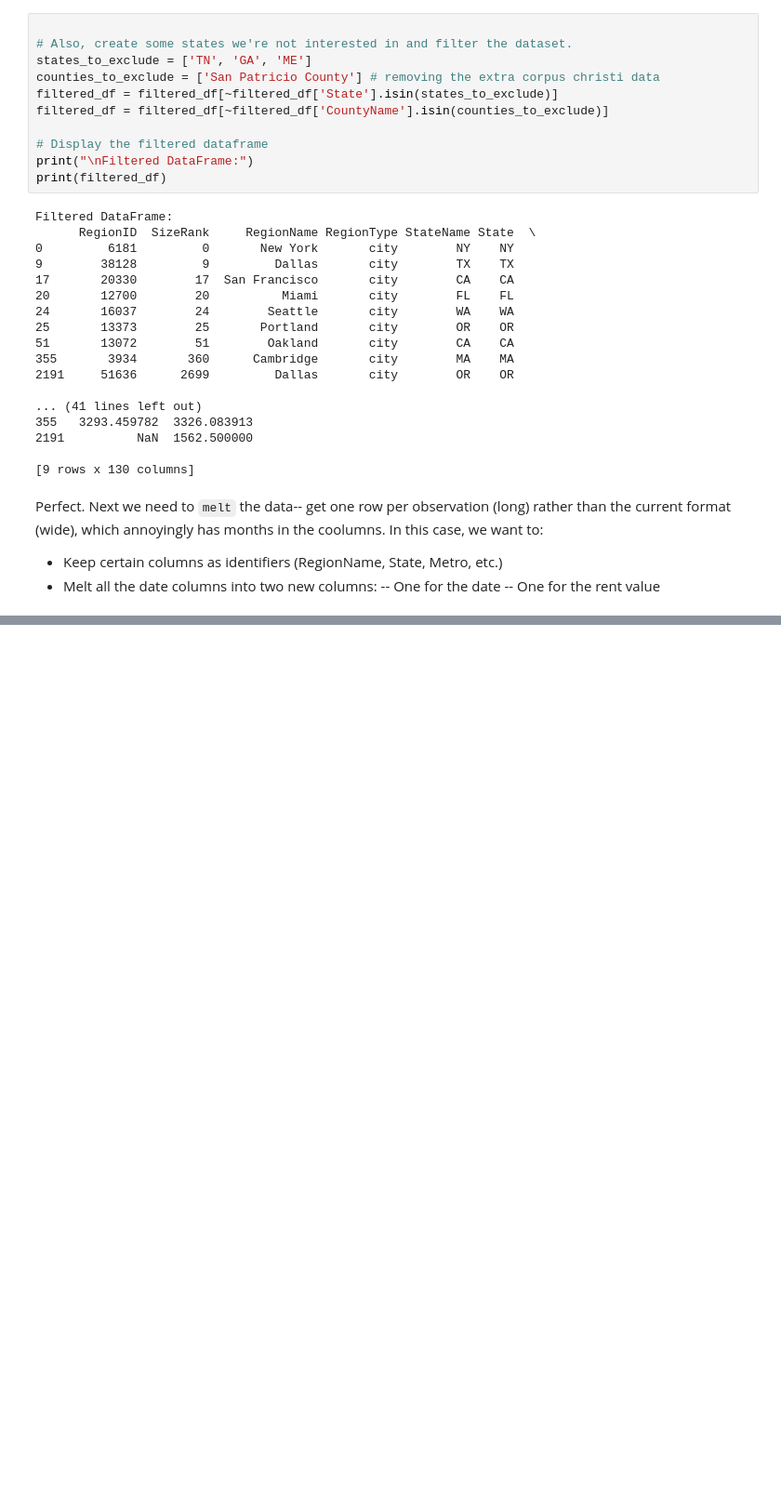
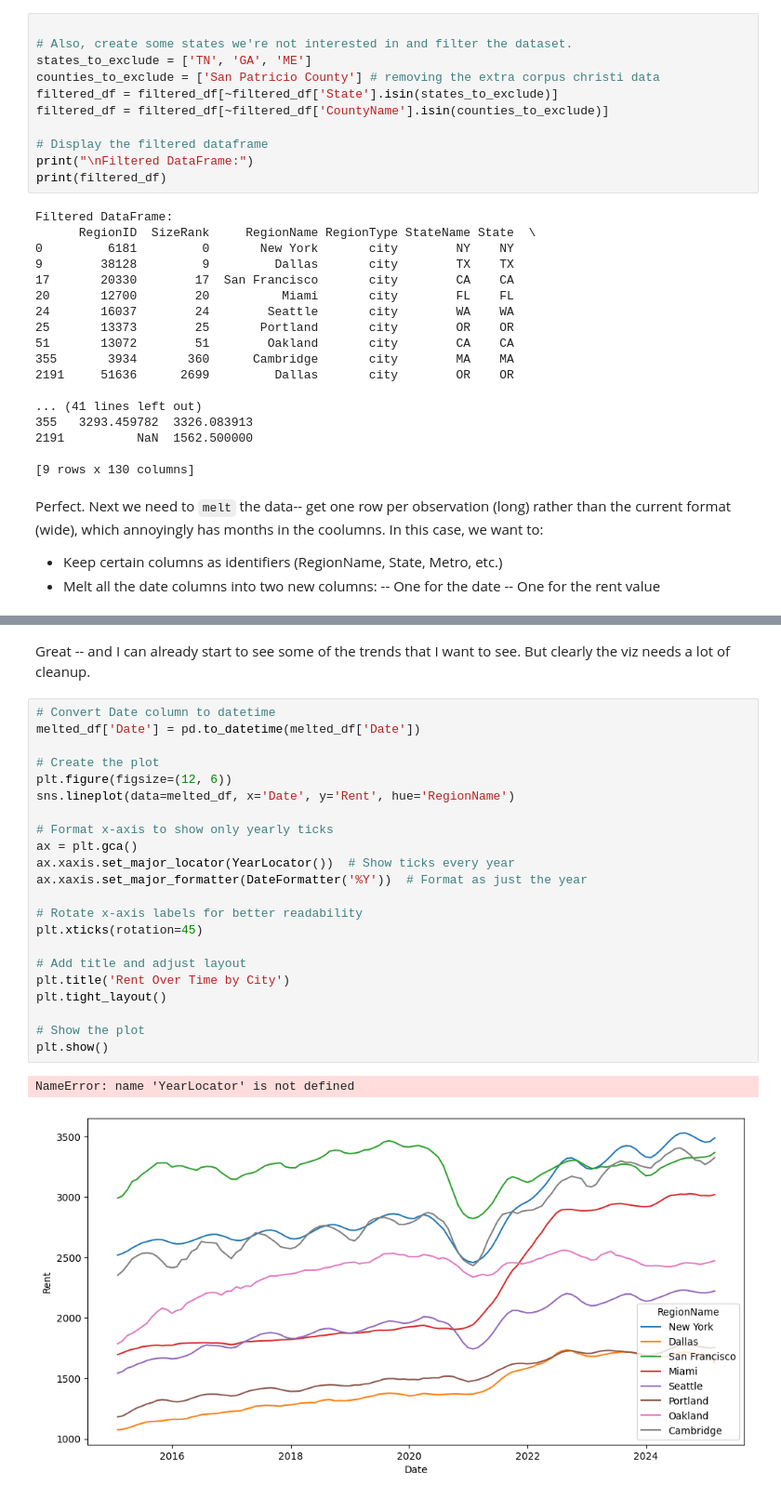
Before and after one commit to bourqui/rent-affordability-over-time, a Jupyter notebook: affordability notebook.ipynb, the cells around one changed output, grey strips where cells are left out. Shown: that part at 93% size. Drawn from its saved outputs; the diff is of its cells as text; blank space fills up the shorter version.

```diff
--- a/affordability notebook.ipynb
+++ b/affordability notebook.ipynb
@@ -171,0 +212,27 @@ Looking good.
+# %% [markdown]
+Great -- and I can already start to see some of the trends that I want to see. But clearly the viz needs a lot of cleanup.
+# %%
+# Convert Date column to datetime
+melted_df['Date'] = pd.to_datetime(melted_df['Date'])
+
+# Create the plot
+plt.figure(figsize=(12, 6))
+sns.lineplot(data=melted_df, x='Date', y='Rent', hue='RegionName')
+
+# Format x-axis to show only yearly ticks
+ax = plt.gca()
+ax.xaxis.set_major_locator(YearLocator())  # Show ticks every year
+ax.xaxis.set_major_formatter(DateFormatter('%Y'))  # Format as just the year
+
+# Rotate x-axis labels for better readability
+plt.xticks(rotation=45)
+
+# Add title and adjust layout
+plt.title('Rent Over Time by City')
+plt.tight_layout()
+
+# Show the plot
+plt.show()
+# %% [output]
+NameError: name 'YearLocator' is not defined
+[figure, added]
```
Also changed, not shown: parts of 5 cells of this notebook.
